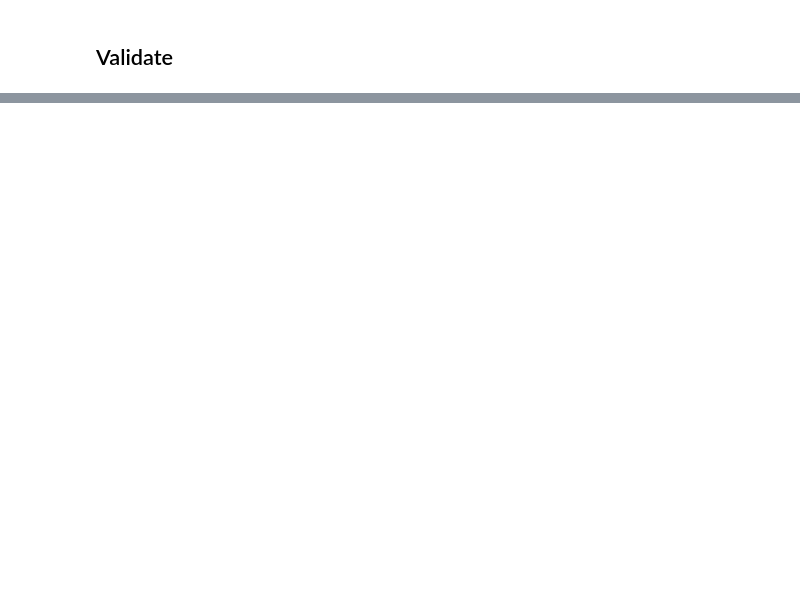
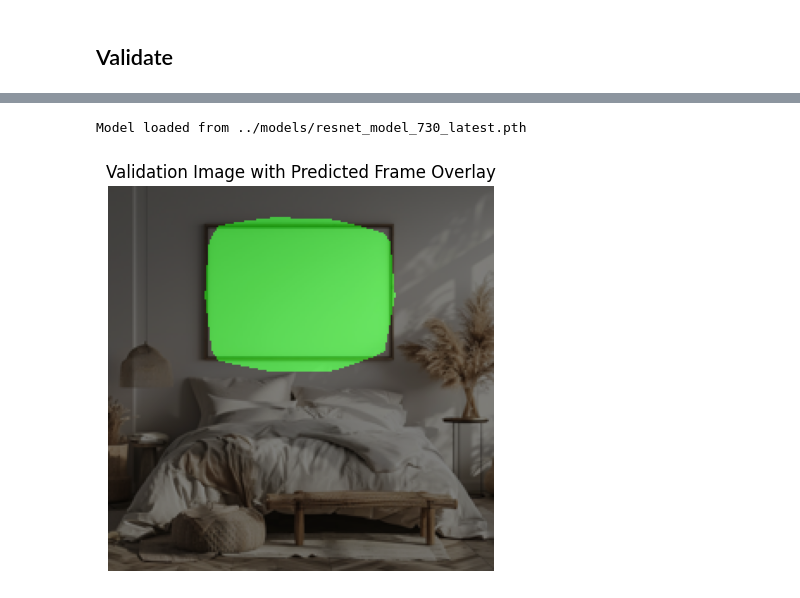
Before and after one commit to mattmotts/MockCrop, a Jupyter notebook: notebooks/train.ipynb, the cells around one changed output, grey strips where cells are left out. Saved outputs shown, nothing was run; the diff lists cells and outputs as text; code cells hidden in the pictures; blank space fills up the shorter version.

Commit message:
best model, 'resnet_model_730_latest'

```diff
--- a/notebooks/train.ipynb
+++ b/notebooks/train.ipynb
@@ -252,0 +379,63 @@ Model loaded from ../models/resnet_model_730_upepoch.pth
+# %%
+import torch
+import torch.nn as nn
+import torchvision.models as models
+from torchvision import transforms
+from PIL import Image, ImageDraw, ImageOps
+import numpy as np
+import matplotlib.pyplot as plt
+import cv2
+
+# Load the model
+model_load_path = '../models/resnet_model_730_latest.pth'
+model = FrameSegmentationModel().to(device)
+model.load_state_dict(torch.load(model_load_path))
+model.eval()
+print(f'Model loaded from {model_load_path}')
+
+# Validation image path
+validation_image_path = '../images/validate/bedroom_mockup.png'
+
+# Load and preprocess the validation image
+validation_image = Image.open(validation_image_path).convert("RGB")
+validation_transform = transforms.Compose([
+    transforms.Resize((224, 224)),
+    transforms.ToTensor(),
+])
+validation_image_tensor = validation_transform(validation_image).unsqueeze(0).to(device)
+
+# Perform prediction
+with torch.no_grad():
+    prediction = model(validation_image_tensor)
+    prediction = torch.sigmoid(prediction).cpu().numpy()[0, 0]
+
+# Apply a threshold to the prediction to create a binary mask
+threshold = 0.5
+binary_mask = prediction > threshold
+
+# Post-processing: Apply morphological operations to clean up the mask
+kernel = np.ones((5, 5), np.uint8)
+binary_mask = cv2.morphologyEx(binary_mask.astype(np.uint8), cv2.MORPH_CLOSE, kernel)
+
+# Create a green overlay where the mask is true
+green_overlay = np.zeros((224, 224, 3), dtype=np.uint8)
+green_overlay[binary_mask == 1] = [0, 255, 0]
+
+# Convert the green overlay to an image
+green_overlay_image = Image.fromarray(green_overlay)
+
+# Resize the original validation image to match the overlay size
+validation_image_resized = validation_image.resize((224, 224))
+
+# Blend the original image with the green overlay
+blended_image = Image.blend(validation_image_resized, green_overlay_image, alpha=0.5)
+
+# Display the blended image
+plt.figure(figsize=(10, 5))
+plt.imshow(blended_image)
+plt.title('Validation Image with Predicted Frame Overlay')
+plt.axis('off')
+plt.show()
+# %% [output]
+Model loaded from ../models/resnet_model_730_latest.pth
+[figure, added]
```
Also changed, not shown: parts of 6 cells of this notebook.
